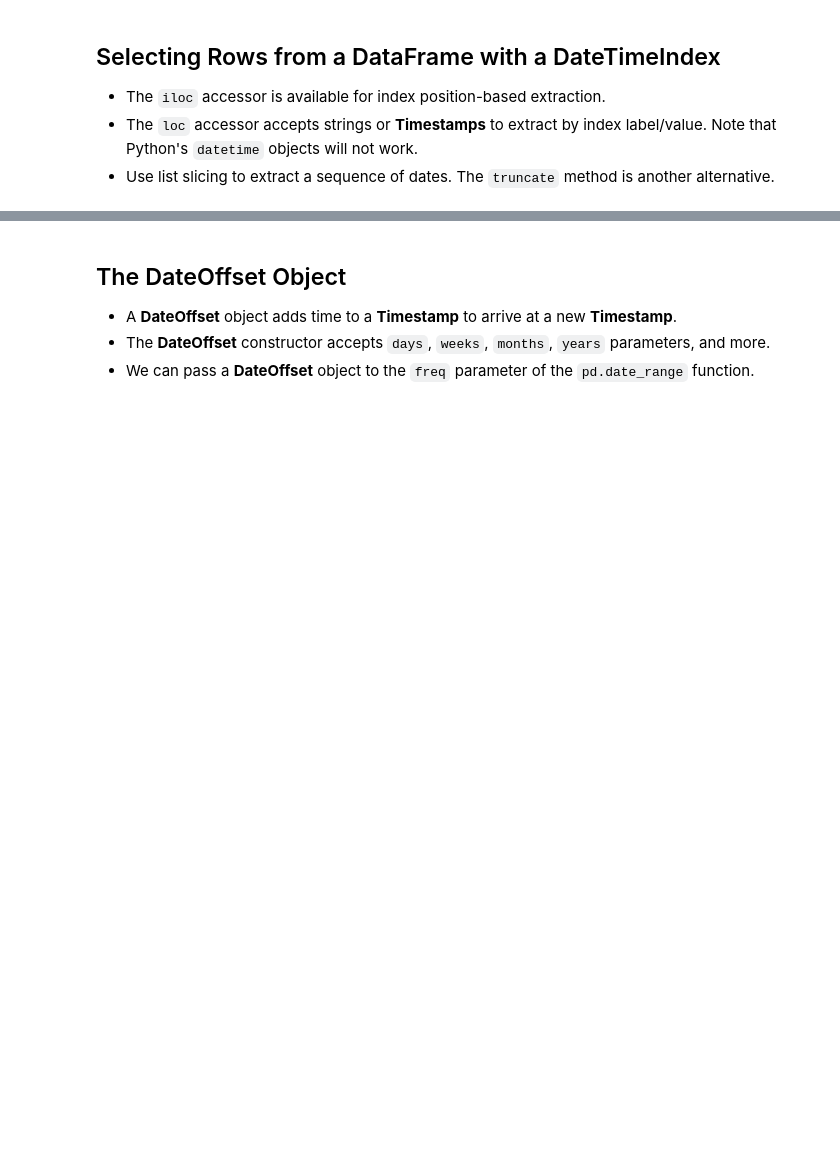
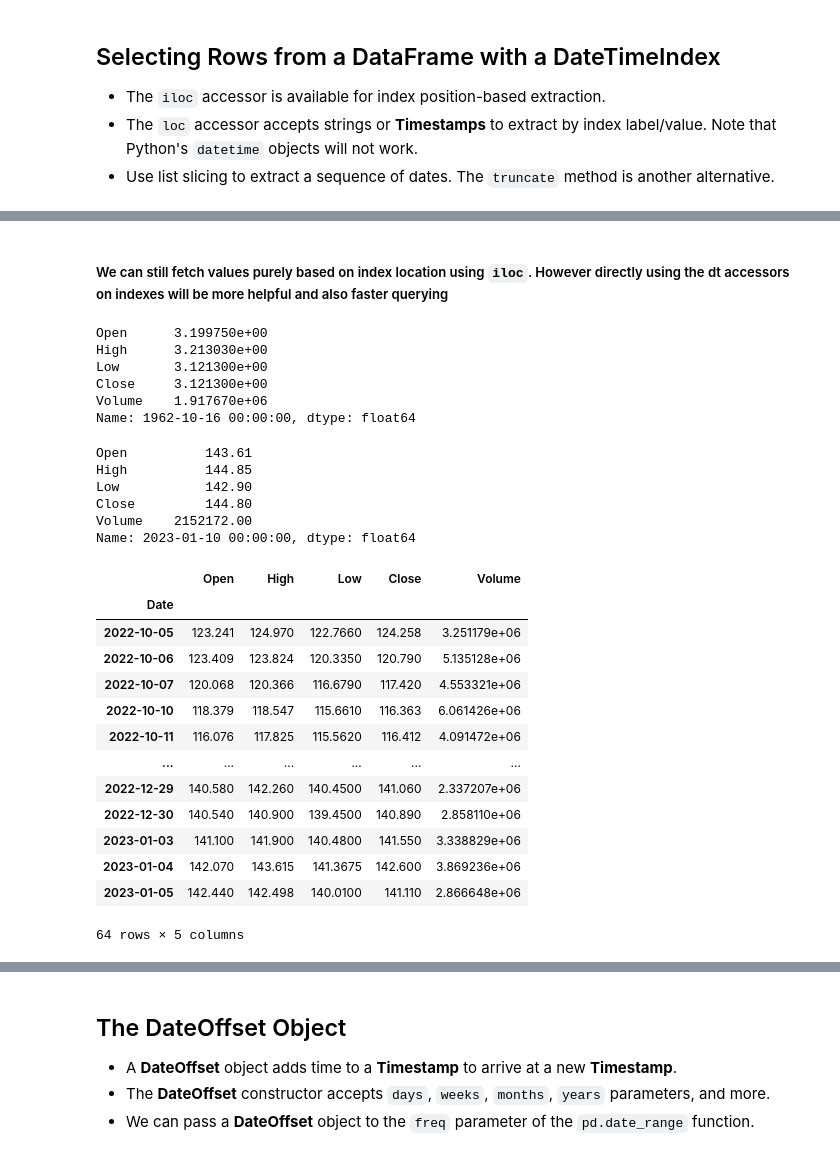
Before and after one commit to abhijeet-bhambere/pashkavers-pandas-trail, a Jupyter notebook: 11 - Working with Dates and Times.ipynb, the cells around one changed output, grey strips where cells are left out. Drawn from its saved outputs; the diff is of its cells as text; code cells hidden in the pictures; blank space fills up the shorter version.

```diff
--- a/11 - Working with Dates and Times.ipynb
+++ b/11 - Working with Dates and Times.ipynb
@@ -169,0 +268,39 @@ DatetimeIndex(['2024-12-08', '2024-12-09', '2024-12-10', '2024-12-11',
+# %% [markdown]
+##### We can still fetch values purely based on index location using `iloc`. However directly using the dt accessors on indexes will be more helpful and also faster querying
+# %%
+stocks.iloc[200]
+# %% [output]
+Open      3.199750e+00
+High      3.213030e+00
+Low       3.121300e+00
+Close     3.121300e+00
+Volume    1.917670e+06
+Name: 1962-10-16 00:00:00, dtype: float64
+# %%
+# stocks.loc["2023-01-10"]
+stocks.loc[pd.Timestamp(2023,1,10)]
+# %% [output]
+Open          143.61
+High          144.85
+Low           142.90
+Close         144.80
+Volume    2152172.00
+Name: 2023-01-10 00:00:00, dtype: float64
+# %%
+# we can also fetch over a range of dates
+stocks.loc["2022-10-05":"2023-01-05"]
+# %% [output]
+|  | Open | High | Low | Close | Volume |
+| Date |  |  |  |  |  |
+| 2022-10-05 | 123.241 | 124.970 | 122.7660 | 124.258 | 3.251179e+06 |
+| 2022-10-06 | 123.409 | 123.824 | 120.3350 | 120.790 | 5.135128e+06 |
+| 2022-10-07 | 120.068 | 120.366 | 116.6790 | 117.420 | 4.553321e+06 |
+| 2022-10-10 | 118.379 | 118.547 | 115.6610 | 116.363 | 6.061426e+06 |
+| 2022-10-11 | 116.076 | 117.825 | 115.5620 | 116.412 | 4.091472e+06 |
+| ... | ... | ... | ... | ... | ... |
+| 2022-12-29 | 140.580 | 142.260 | 140.4500 | 141.060 | 2.337207e+06 |
+| 2022-12-30 | 140.540 | 140.900 | 139.4500 | 140.890 | 2.858110e+06 |
+| 2023-01-03 | 141.100 | 141.900 | 140.4800 | 141.550 | 3.338829e+06 |
+| 2023-01-04 | 142.070 | 143.615 | 141.3675 | 142.600 | 3.869236e+06 |
+| 2023-01-05 | 142.440 | 142.498 | 140.0100 | 141.110 | 2.866648e+06 |
+64 rows × 5 columns
```
Also changed, not shown: parts of 17 cells of this notebook.
